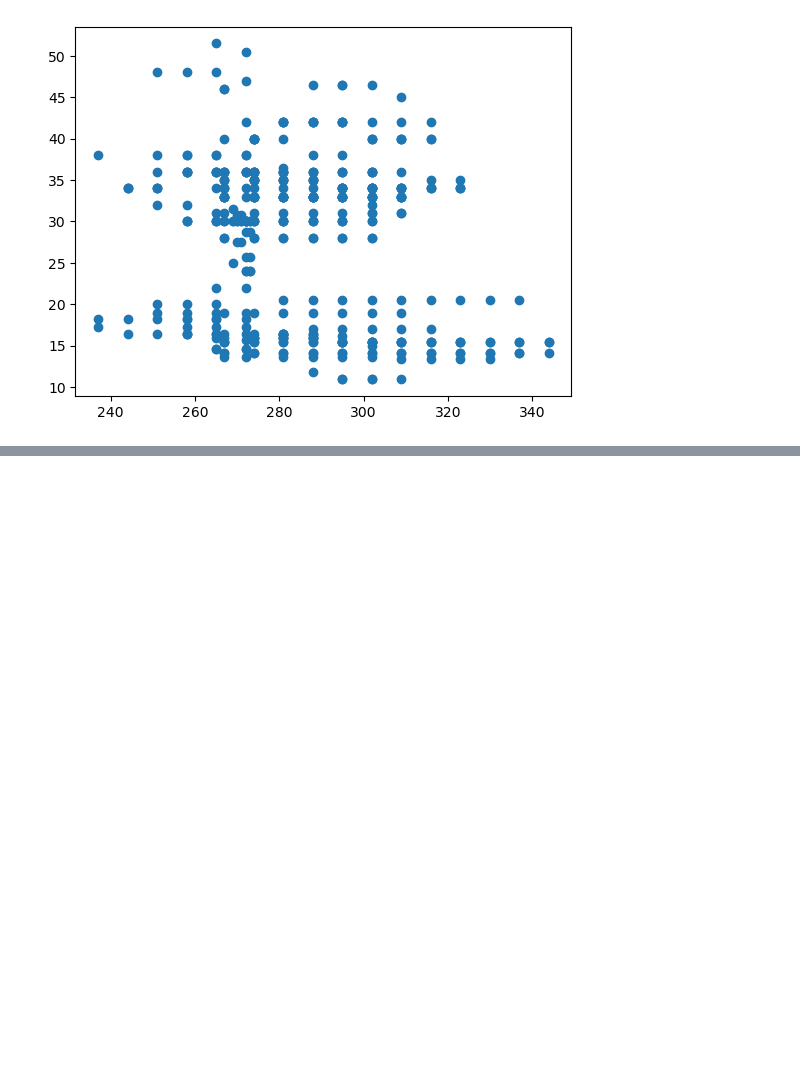
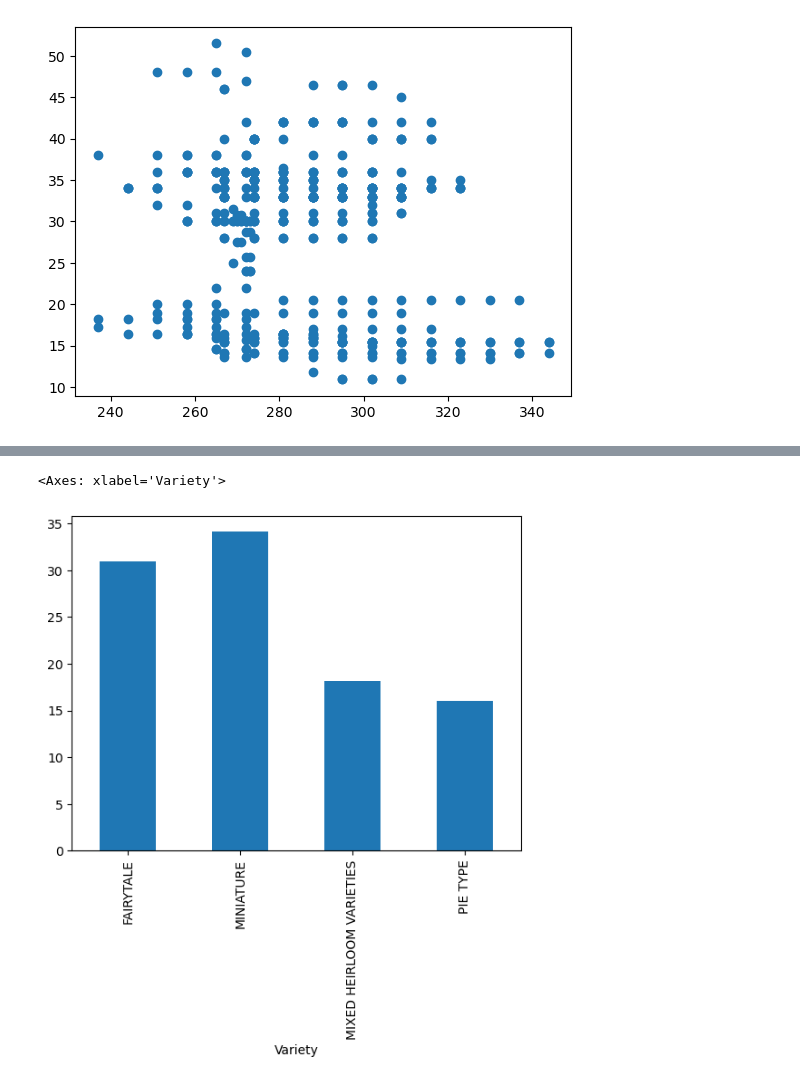
Before and after one commit to azer775/ML-For-Beginners, a Jupyter notebook: 2-Regression/3-Linear/notebook.ipynb, the cells around one changed output, grey strips where cells are left out. Saved outputs shown, nothing was run; the diff lists cells and outputs as text; code cells hidden in the pictures; blank space fills up the shorter version.

```diff
--- a/2-Regression/3-Linear/notebook.ipynb
+++ b/2-Regression/3-Linear/notebook.ipynb
@@ -72,0 +85,5 @@ plt.scatter('DayOfYear','Price',data=new_pumpkins)
+# %%
+new_pumpkins.groupby('Variety')['Price'].mean().plot(kind='bar')
+# %% [output]
+<Axes: xlabel='Variety'>
+[figure, added]
```
Also changed, not shown: parts of 14 cells of this notebook.
